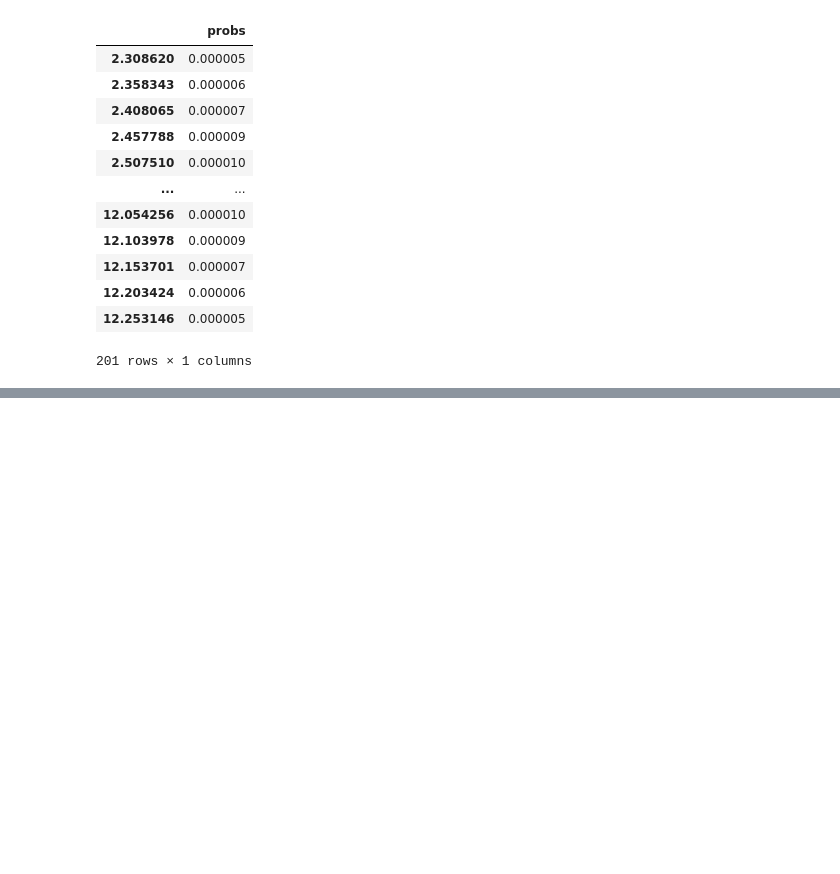
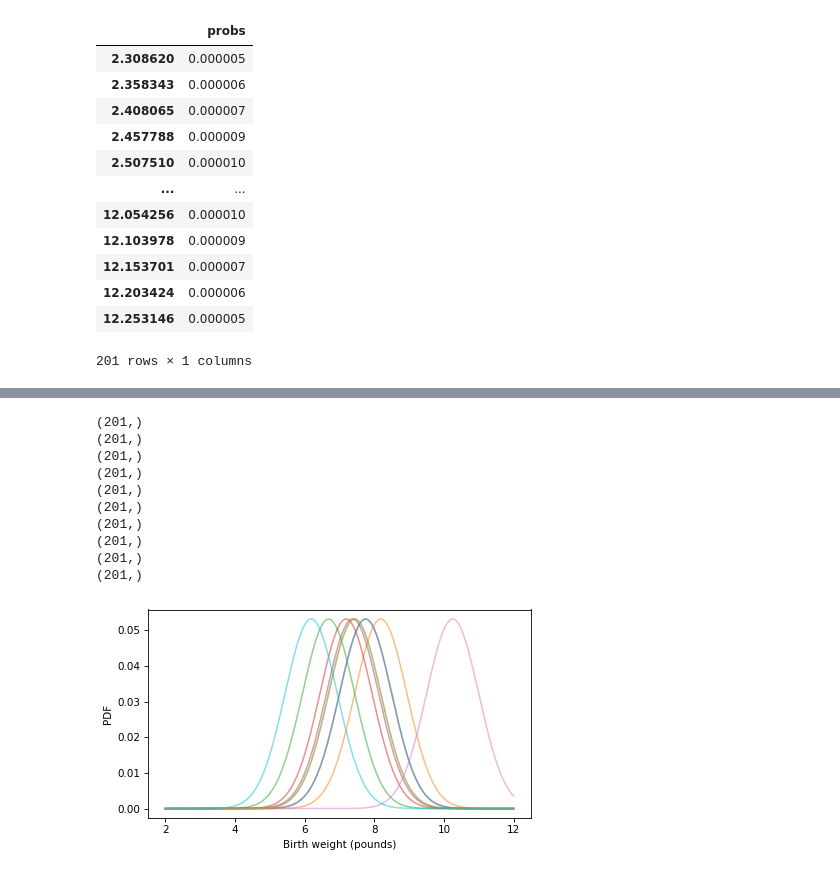
Before and after one commit to lochnes-007/EDA, a Jupyter notebook: nsfg.ipynb, the cells around one changed output, grey strips where cells are left out. Saved outputs shown, nothing was run; the diff lists cells and outputs as text; code cells hidden in the pictures; blank space fills up the shorter version.

```diff
--- a/nsfg.ipynb
+++ b/nsfg.ipynb
@@ -1377,0 +1403,19 @@ pmf_model
+# %%
+qs = np.linspace(2, 12, 201)
+for weight in sample:
+    ps = NormalPdf(weight, 0.75)(qs) / n
+    print(ps.shape)
+    plt.plot(qs, ps, alpha=0.5)
+decorate(xlabel="Birth weight (pounds)", ylabel="PDF", xlim=xlim)
+# %% [output]
+(201,)
+(201,)
+(201,)
+(201,)
+(201,)
+(201,)
+(201,)
+(201,)
+(201,)
+(201,)
+[figure, added]
```
Also changed, not shown: parts of 7 cells of this notebook.
